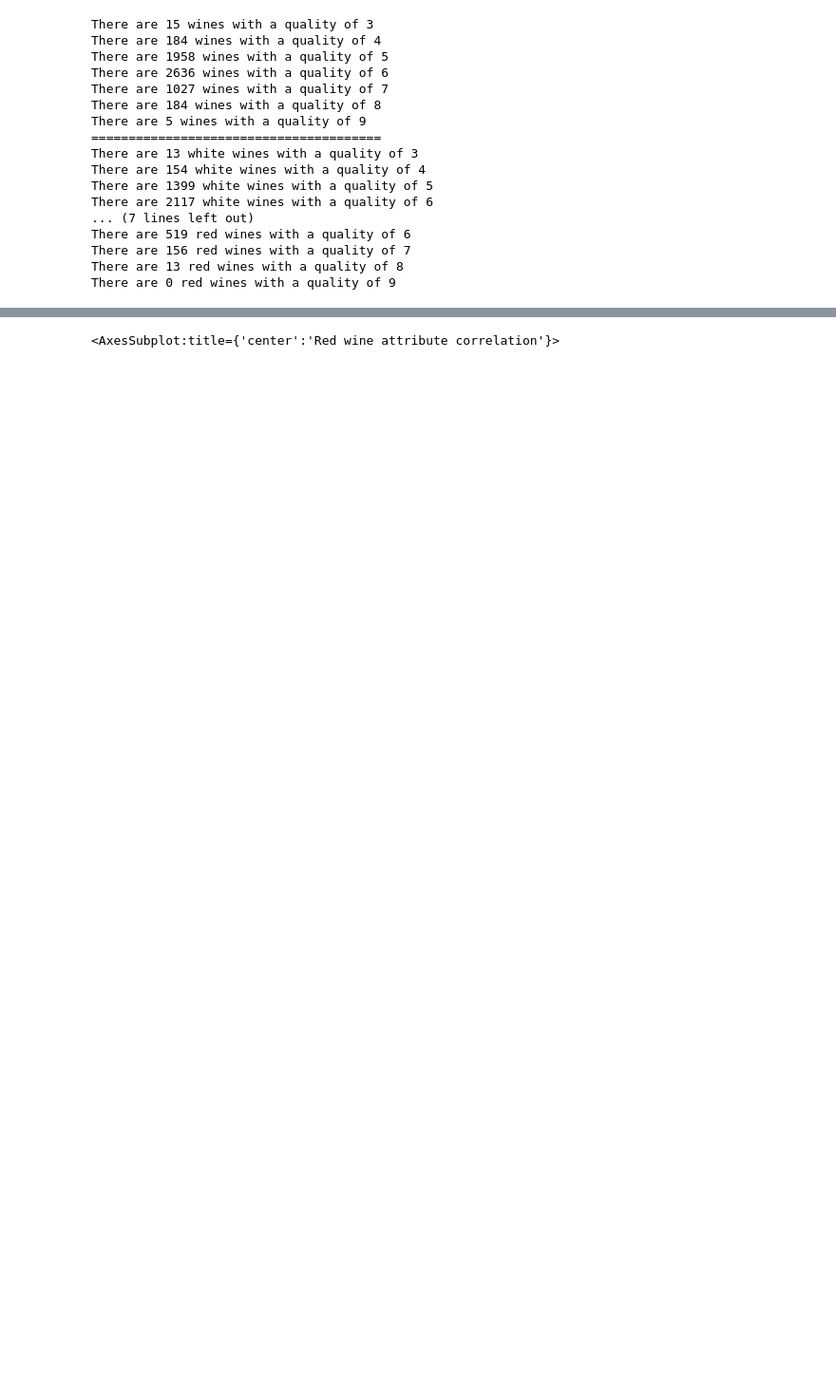
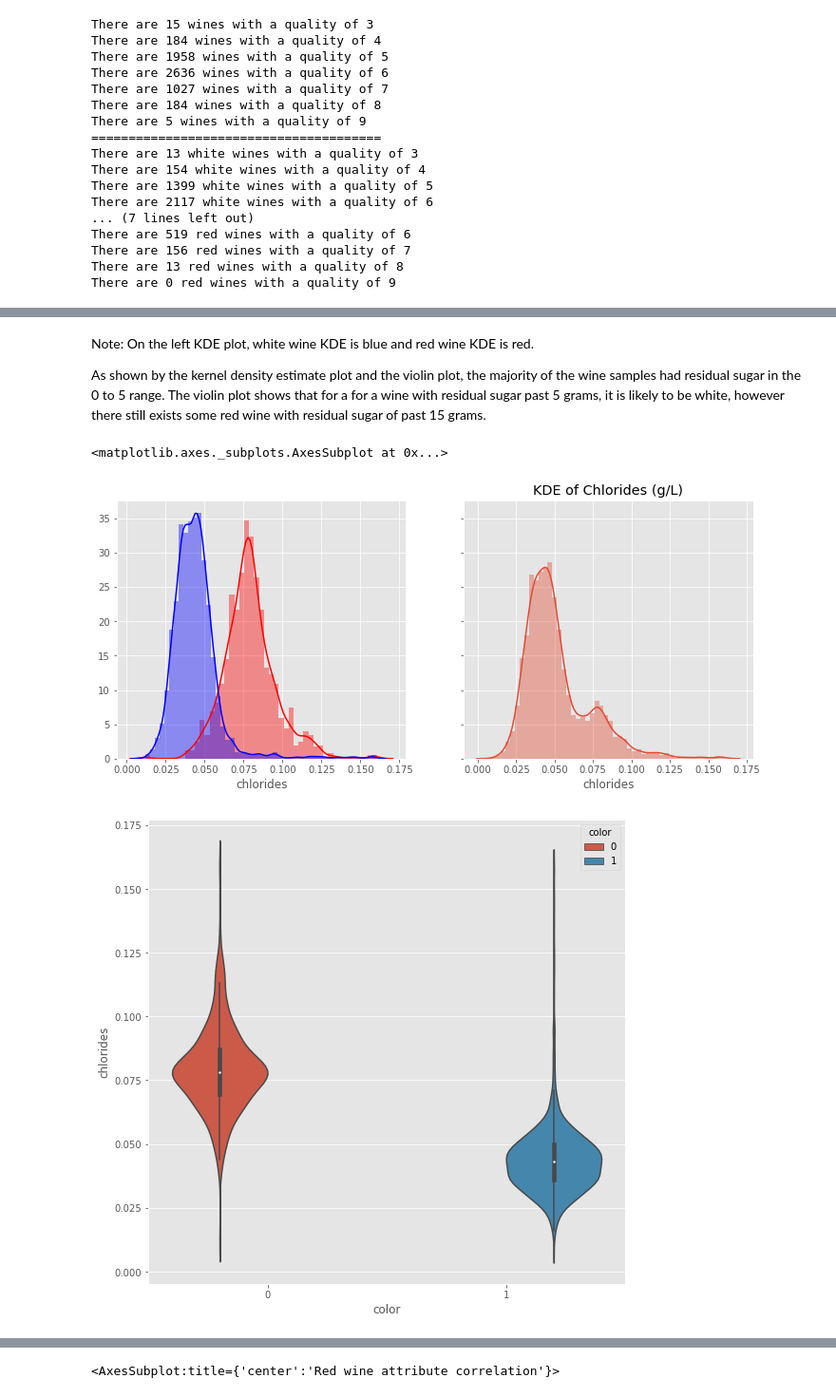
Before and after one commit to harrisonnoble/ml-projects, a Jupyter notebook: Lab 1/Lab 1.ipynb, the cells around one changed output, grey strips where cells are left out. Shown at 95% size. Saved outputs shown, nothing was run; the diff lists cells and outputs as text; code cells hidden in the pictures; blank space fills up the shorter version.

```diff
--- a/Lab 1/Lab 1.ipynb
+++ b/Lab 1/Lab 1.ipynb
@@ -310,0 +329,21 @@ Both white and red wines contain instances rated at a 3, while only the white da
+# %% [markdown]
+Note: On the left KDE plot, white wine KDE is blue and red wine KDE is red.
+
+As shown by the kernel density estimate plot and the violin plot, the majority of the wine samples had residual sugar in the 0 to 5 range. The violin plot shows that for a for a wine with residual sugar past 5 grams, it is likely to be white, however there still exists some red wine with residual sugar of past 15 grams.
+# %%
+color_grp = df_full.groupby(by='color')
+
+fig, (ax1, ax2) = plt.subplots(nrows= 1, ncols=2, sharey=True, figsize=(12, 5))
+for clr, grp in color_grp:
+    sns.distplot(grp.chlorides, color='blue' if clr else 'red', ax=ax1)
+    plt.title('KDE of Chlorides (g/L)')
+
+sns.distplot(df_full.chlorides, ax=ax2)
+
+fig, ax = plt.subplots(figsize=(9, 9))
+sns.violinplot(x='color', y='chlorides', inner='box',
+               hue='color', data=df_full)
+# %% [output]
+<matplotlib.axes._subplots.AxesSubplot at 0x...>
+[figure, added]
+[figure, added]
```
Also changed, not shown: parts of 10 cells of this notebook.
